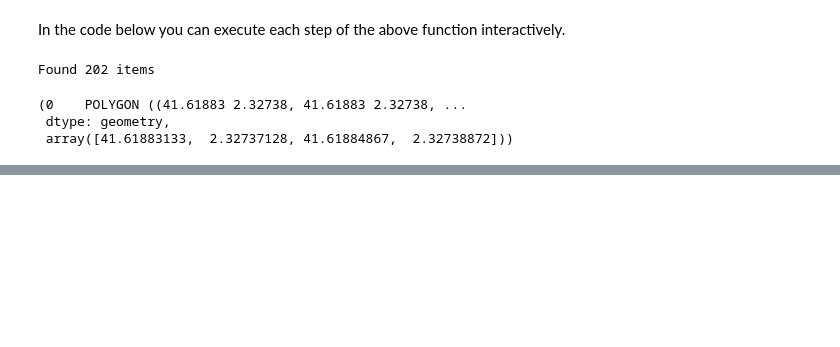
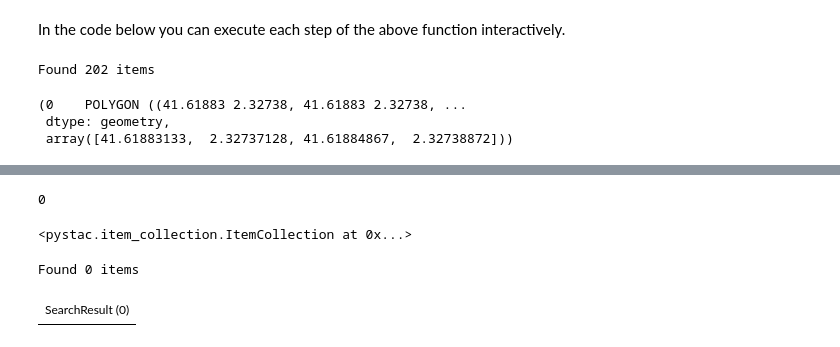
Before and after one commit to kvlachos-cdxi/heloisa-utils, a Jupyter notebook: demo-eo-env/notebooks/retrieve-ndvi-timeseries-point.ipynb, the cells around one changed output, grey strips where cells are left out. Cells and saved outputs as stored; diff of their text form; code cells hidden in the pictures; blank space fills up the shorter version.

```diff
--- a/demo-eo-env/notebooks/retrieve-ndvi-timeseries-point.ipynb
+++ b/demo-eo-env/notebooks/retrieve-ndvi-timeseries-point.ipynb
@@ -193,0 +282,16 @@ RuntimeError: Error opening 'https://sentinel2l2a01.blob.core.windows.net/sentin
+# %%
+import pystac_client
+
+catalog = pystac_client.Client.open(
+    "https://planetarycomputer.microsoft.com/api/stac/v1/"
+)
+search = catalog.search(collections=["era5-pds"], datetime="2023-02")
+items = search.item_collection()
+
+len(items)
+# %% [output]
+0
+# %%
+items
+# %% [output]
+<pystac.item_collection.ItemCollection at 0x...>
@@ -193,0 +303,32 @@ RuntimeError: Error opening 'https://sentinel2l2a01.blob.core.windows.net/sentin
+# %%
+catalog = Client.open("https://planetarycomputer.microsoft.com/api/stac/v1")
+
+search = catalog.search(
+    collections=["era5-pds"],
+    intersects=Point(coords[0], coords[1]),
+    datetime="2023-01-01/2023-06-30",
+    query={"variable": {"eq": "air_temperature_at_2_metres"}},
+)
+
+items = list(search.items())
+print(f"Found {len(items)} items")
+# %% [output]
+Found 0 items
+# %%
+from eodag import EODataAccessGateway, setup_logging
+
+setup_logging(1)  # 0: nothing, 1: only progress bars, 2: INFO, 3: DEBUG
+
+dag = EODataAccessGateway()
+geometry = "POLYGON ((2.432074 41.691284, 2.432074 41.702307, 2.44991 41.702307, 2.44991 41.691284, 2.432074 41.691284))"
+search_results = dag.search(
+    provider="planetary_computer",
+    productType="era5-pds",
+    geom=geometry,
+    start="2025-06-01",
+    end="2025-06-30",
+)
+# %%
+search_results
+# %% [output]
+| SearchResult (0) |
```
Also changed, not shown: parts of 14 cells of this notebook.
